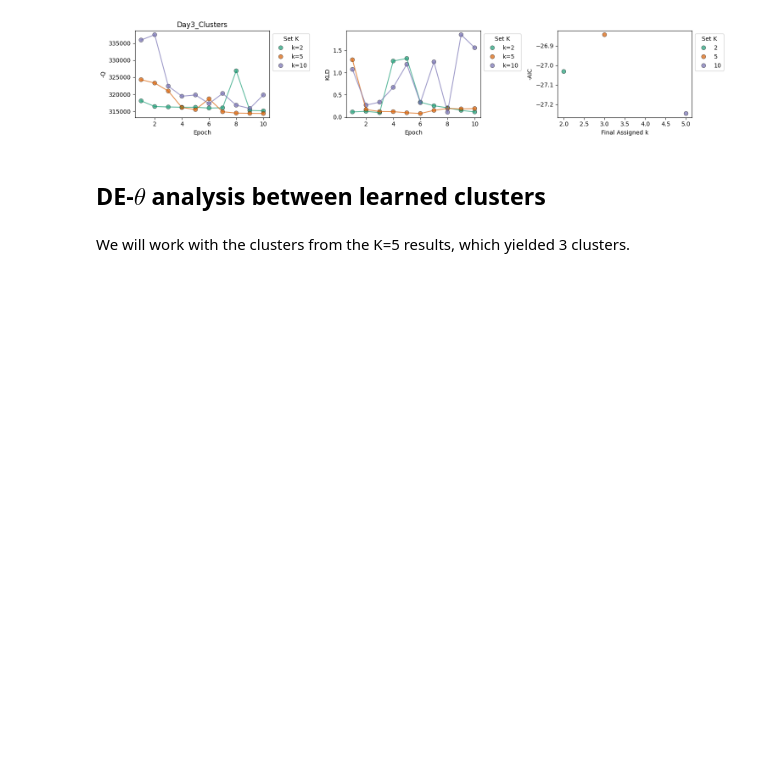
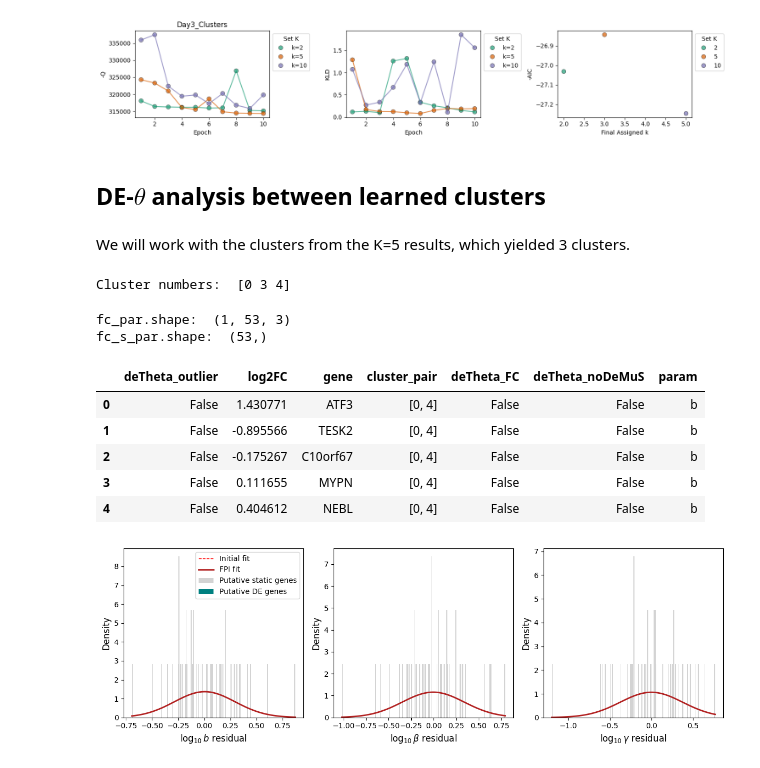
Before and after one commit to pachterlab/CGP_2024_2, a Jupyter notebook: perturbation_populations_example.ipynb, the cells around one changed output. Saved outputs shown, nothing was run; the diff lists cells and outputs as text; code cells hidden in the pictures; blank space fills up the shorter version.

```diff
--- a/perturbation_populations_example.ipynb
+++ b/perturbation_populations_example.ipynb
@@ -803,8 +805,28 @@ get_assigns(chosen_sr)
+# %%
+cluster_assignments = get_assigns(chosen_sr)
+print('Cluster numbers: ',np.unique(cluster_assignments))
+# %% [output]
+Cluster numbers:  [0 3 4]
 # %%
-all_filt_fcs = make_fcs(chosen_sr,chosen_sd[0],clus1=4,clus2=5,
-                gf_rej=True,thrpars=2,thrmean=0.1,outlier_de=True,correct_off=True)
+#thrpars --> min log2FC
+#thrmean --> mean expr to keep gene
+clus1 = np.unique(cluster_assignments)[0] #clusters to compare for DE-theta
+clus2 = np.unique(cluster_assignments)[2]
+
+all_filt_fcs = make_fcs(chosen_sr,chosen_sd[0],clus1=clus1,clus2=clus2,
+                gf_rej=True,thrpars=1.5,thrmean=0.1,outlier_de=True,correct_off=True) #FC of 3/4
 
 all_filt_fcs.head()
+# %% [output]
+fc_par.shape:  (1, 53, 3)
+fc_s_par.shape:  (53,)
+|  | deTheta_outlier | log2FC | gene | cluster_pair | deTheta_FC | deTheta_noDeMuS | param |
+| 0 | False | 1.430771 | ATF3 | [0, 4] | False | False | b |
+| 1 | False | -0.895566 | TESK2 | [0, 4] | False | False | b |
+| 2 | False | -0.175267 | C10orf67 | [0, 4] | False | False | b |
+| 3 | False | 0.111655 | MYPN | [0, 4] | False | False | b |
+| 4 | False | 0.404612 | NEBL | [0, 4] | False | False | b |
+[figure, added]
 # %%
 #Save results
 all_filt_fcs.to_csv(dir_string+'day3_detheta_res.csv')
```
Also changed, not shown: parts of 4 cells of this notebook.
